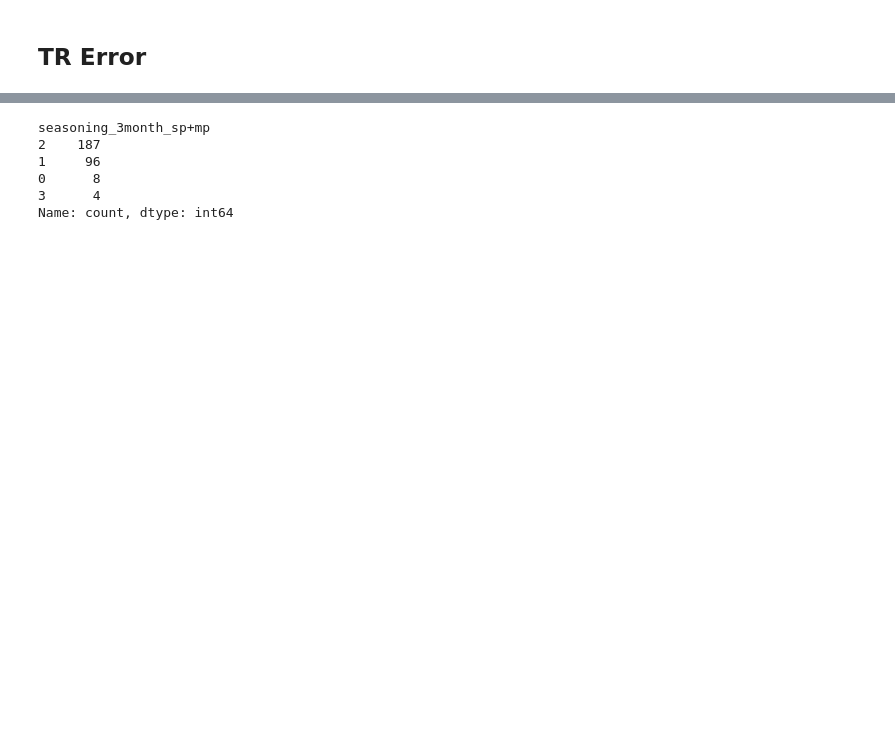
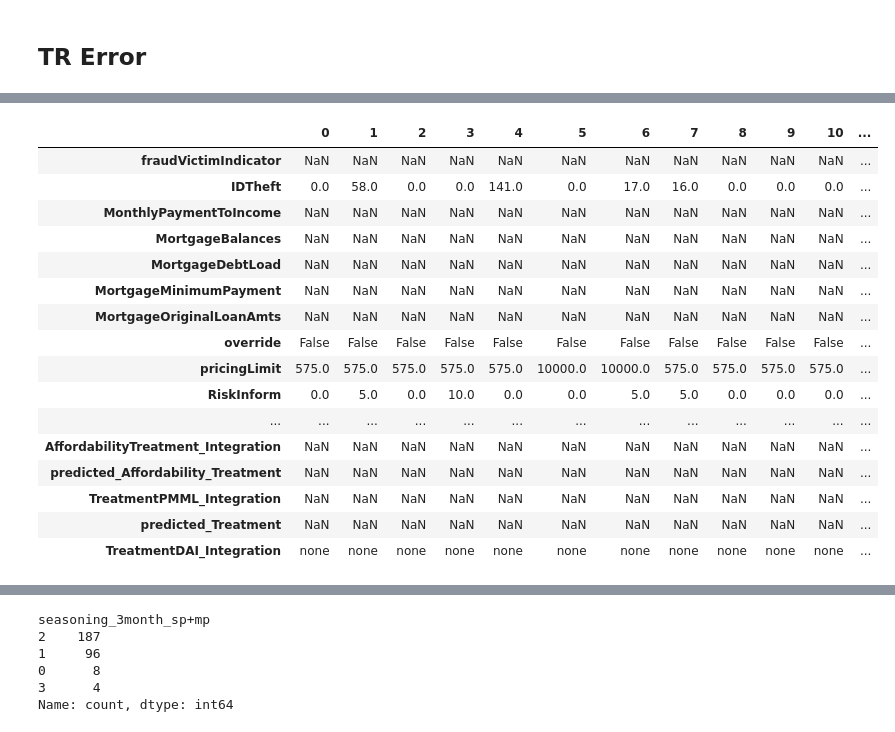
Before and after one commit to wuyaqi55/flexcar_incidents, a Jupyter notebook: draft_groud.ipynb, the cells around one changed output, grey strips where cells are left out. Cells and saved outputs as stored; diff of their text form; code cells hidden in the pictures; blank space fills up the shorter version.

```diff
--- a/draft_groud.ipynb
+++ b/draft_groud.ipynb
@@ -12,0 +179,20 @@ TRError = pd.read_csv('../data/')
+# %%
+TRError.head(20).T[30:62]
+# %% [output]
+|  | 0 | 1 | 2 | 3 | 4 | 5 | 6 | 7 | 8 | 9 | 10 | ... |
+| fraudVictimIndicator | NaN | NaN | NaN | NaN | NaN | NaN | NaN | NaN | NaN | NaN | NaN | ... |
+| IDTheft | 0.0 | 58.0 | 0.0 | 0.0 | 141.0 | 0.0 | 17.0 | 16.0 | 0.0 | 0.0 | 0.0 | ... |
+| MonthlyPaymentToIncome | NaN | NaN | NaN | NaN | NaN | NaN | NaN | NaN | NaN | NaN | NaN | ... |
+| MortgageBalances | NaN | NaN | NaN | NaN | NaN | NaN | NaN | NaN | NaN | NaN | NaN | ... |
+| MortgageDebtLoad | NaN | NaN | NaN | NaN | NaN | NaN | NaN | NaN | NaN | NaN | NaN | ... |
+| MortgageMinimumPayment | NaN | NaN | NaN | NaN | NaN | NaN | NaN | NaN | NaN | NaN | NaN | ... |
+| MortgageOriginalLoanAmts | NaN | NaN | NaN | NaN | NaN | NaN | NaN | NaN | NaN | NaN | NaN | ... |
+| override | False | False | False | False | False | False | False | False | False | False | False | ... |
+| pricingLimit | 575.0 | 575.0 | 575.0 | 575.0 | 575.0 | 10000.0 | 10000.0 | 575.0 | 575.0 | 575.0 | 575.0 | ... |
+| RiskInform | 0.0 | 5.0 | 0.0 | 10.0 | 0.0 | 0.0 | 5.0 | 5.0 | 0.0 | 0.0 | 0.0 | ... |
+| ... | ... | ... | ... | ... | ... | ... | ... | ... | ... | ... | ... | ... |
+| AffordabilityTreatment_Integration | NaN | NaN | NaN | NaN | NaN | NaN | NaN | NaN | NaN | NaN | NaN | ... |
+| predicted_Affordability_Treatment | NaN | NaN | NaN | NaN | NaN | NaN | NaN | NaN | NaN | NaN | NaN | ... |
+| TreatmentPMML_Integration | NaN | NaN | NaN | NaN | NaN | NaN | NaN | NaN | NaN | NaN | NaN | ... |
+| predicted_Treatment | NaN | NaN | NaN | NaN | NaN | NaN | NaN | NaN | NaN | NaN | NaN | ... |
+| TreatmentDAI_Integration | none | none | none | none | none | none | none | none | none | none | none | ... |
```
Also changed, not shown: parts of 18 cells of this notebook, 5 other files.
